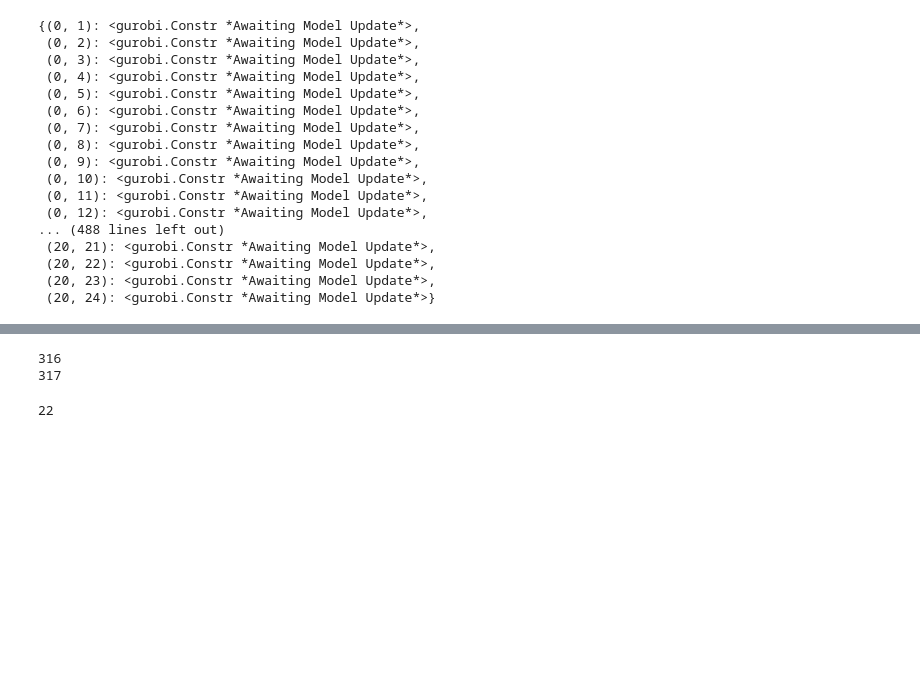
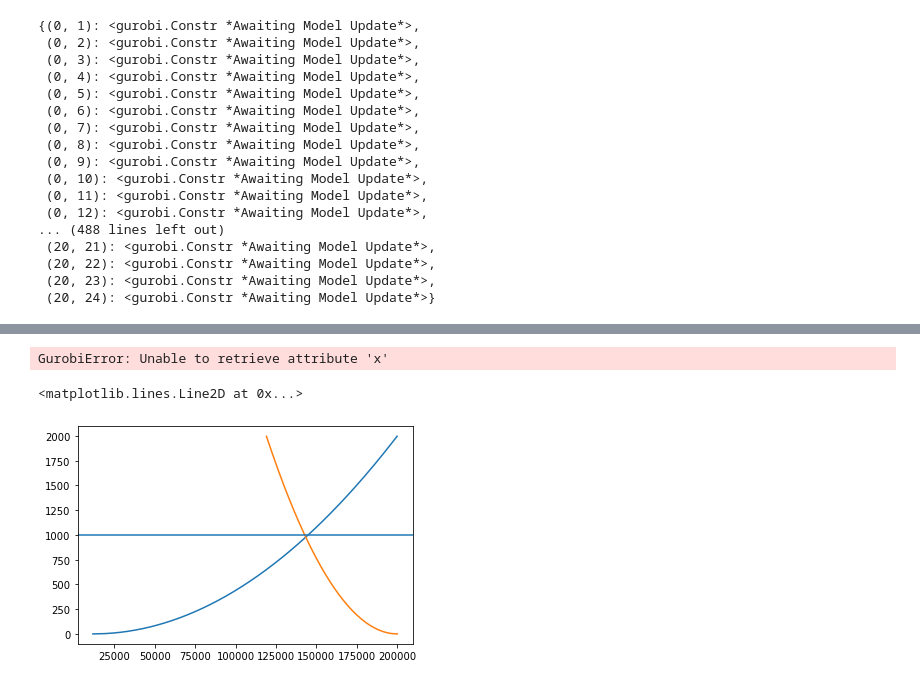
Before and after one commit to Zhaoweiliang/Day-Head-energy-Opti-Project, a Jupyter notebook: final.ipynb, the cells around one changed output, grey strips where cells are left out. Cells and saved outputs as stored; diff of their text form; code cells hidden in the pictures; blank space fills up the shorter version.

```diff
--- a/final.ipynb
+++ b/final.ipynb
@@ -254,10 +246,0 @@ for i in range(1,1000):
-# %%
-for i in range(len(Res_D)):
-    if Res_D[i] >= 1e-8 and Res_D[i] <= 0.999:
-        print(i+1)
-for i in range(len(Res_S)):
-    if Res_S[i] >= 1e-8 and Res_S[i] <= 0.999:
-        print(i+1)
-# %% [output]
-316
-317
@@ -289,5 +247,14 @@ for i in range (L_S):
-# %%
-BD_bids  = Blockbid()[1]
-BD_bids['Hour'][0]+BD_bids['Duration'][0]
-# %% [output]
-22
+# %%
+E.getAttr('x',xD)
+# %% [output]
+GurobiError: Unable to retrieve attribute 'x'
+# %%
+import matplotlib.pyplot as plt
+a = 5000
+b = 5999
+plt.plot(HS_bids['Quantity'][a:b],HS_bids['price'][a:b])
+plt.plot(HD_bids['Quantity'][a:b],HD_bids['price'][a:b])
+plt.axhline(y = 997)
+# %% [output]
+<matplotlib.lines.Line2D at 0x...>
+[figure, added]
```
Also changed, not shown: parts of 14 cells of this notebook, 16 other files.
